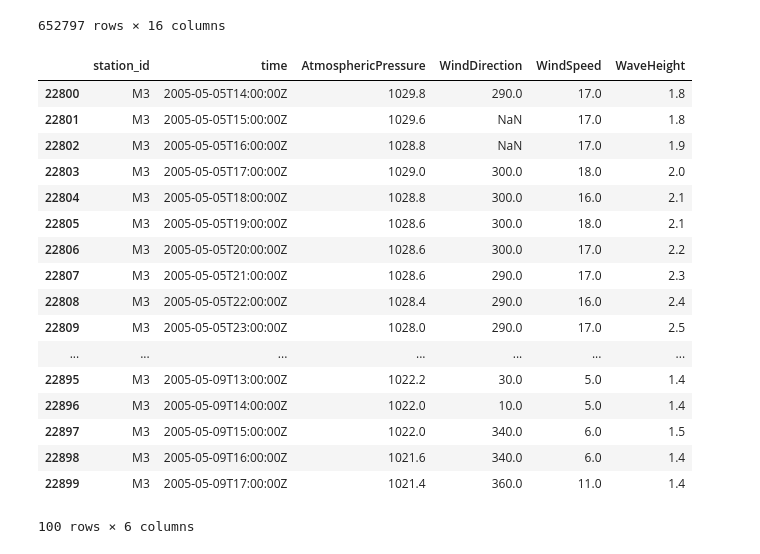
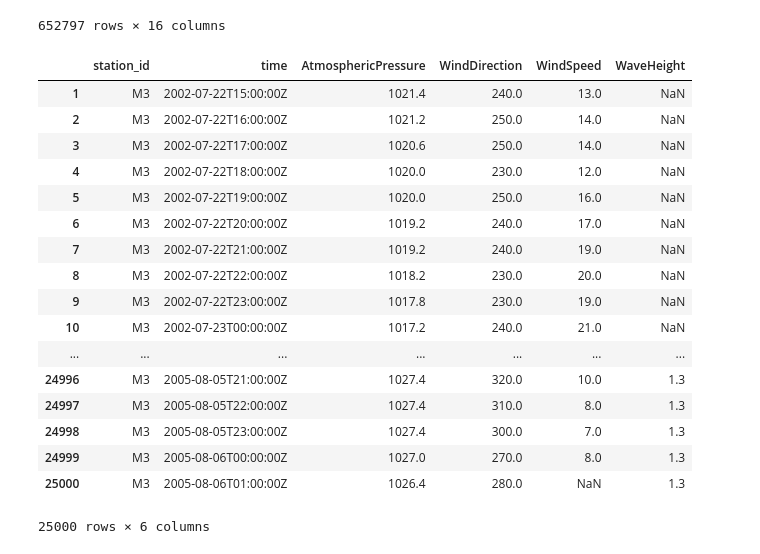
Before and after one commit to brensw/Programming-Project-2018, a Jupyter notebook: Project Notebook.ipynb, the cells around one changed output. Cells and saved outputs as stored; diff of their text form; code cells hidden in the pictures.

```diff
--- a/Project Notebook.ipynb
+++ b/Project Notebook.ipynb
@@ -31,26 +32,25 @@ M3df= df.loc['M3',[ 'time','AtmosphericPressure' ,'WindDirection', 'WindSpeed',
 M3df.to_csv('datasets/m3data.csv')
 # %%
 f = pd.read_csv('datasets/M3data.csv',low_memory= False)
-f.loc[22800:22899,:]
-M3_100= f.loc[22800:22899,:]
+
 M3_100.to_csv('datasets/m3_100data.csv')
 M3_100
 # %% [output]
 |  | station_id | time | AtmosphericPressure | WindDirection | WindSpeed | WaveHeight |
-| 22800 | M3 | 2005-05-05T14:00:00Z | 1029.8 | 290.0 | 17.0 | 1.8 |
-| 22801 | M3 | 2005-05-05T15:00:00Z | 1029.6 | NaN | 17.0 | 1.8 |
-| 22802 | M3 | 2005-05-05T16:00:00Z | 1028.8 | NaN | 17.0 | 1.9 |
-| 22803 | M3 | 2005-05-05T17:00:00Z | 1029.0 | 300.0 | 18.0 | 2.0 |
-| 22804 | M3 | 2005-05-05T18:00:00Z | 1028.8 | 300.0 | 16.0 | 2.1 |
-| 22805 | M3 | 2005-05-05T19:00:00Z | 1028.6 | 300.0 | 18.0 | 2.1 |
-| 22806 | M3 | 2005-05-05T20:00:00Z | 1028.6 | 300.0 | 17.0 | 2.2 |
-| 22807 | M3 | 2005-05-05T21:00:00Z | 1028.6 | 290.0 | 17.0 | 2.3 |
-| 22808 | M3 | 2005-05-05T22:00:00Z | 1028.4 | 290.0 | 16.0 | 2.4 |
-| 22809 | M3 | 2005-05-05T23:00:00Z | 1028.0 | 290.0 | 17.0 | 2.5 |
+| 1 | M3 | 2002-07-22T15:00:00Z | 1021.4 | 240.0 | 13.0 | NaN |
+| 2 | M3 | 2002-07-22T16:00:00Z | 1021.2 | 250.0 | 14.0 | NaN |
+| 3 | M3 | 2002-07-22T17:00:00Z | 1020.6 | 250.0 | 14.0 | NaN |
+| 4 | M3 | 2002-07-22T18:00:00Z | 1020.0 | 230.0 | 12.0 | NaN |
+| 5 | M3 | 2002-07-22T19:00:00Z | 1020.0 | 250.0 | 16.0 | NaN |
+| 6 | M3 | 2002-07-22T20:00:00Z | 1019.2 | 240.0 | 17.0 | NaN |
+| 7 | M3 | 2002-07-22T21:00:00Z | 1019.2 | 240.0 | 19.0 | NaN |
+| 8 | M3 | 2002-07-22T22:00:00Z | 1018.2 | 230.0 | 20.0 | NaN |
+| 9 | M3 | 2002-07-22T23:00:00Z | 1017.8 | 230.0 | 19.0 | NaN |
+| 10 | M3 | 2002-07-23T00:00:00Z | 1017.2 | 240.0 | 21.0 | NaN |
 | ... | ... | ... | ... | ... | ... | ... |
-| 22895 | M3 | 2005-05-09T13:00:00Z | 1022.2 | 30.0 | 5.0 | 1.4 |
-| 22896 | M3 | 2005-05-09T14:00:00Z | 1022.0 | 10.0 | 5.0 | 1.4 |
-| 22897 | M3 | 2005-05-09T15:00:00Z | 1022.0 | 340.0 | 6.0 | 1.5 |
-| 22898 | M3 | 2005-05-09T16:00:00Z | 1021.6 | 340.0 | 6.0 | 1.4 |
-| 22899 | M3 | 2005-05-09T17:00:00Z | 1021.4 | 360.0 | 11.0 | 1.4 |
+| 24996 | M3 | 2005-08-05T21:00:00Z | 1027.4 | 320.0 | 10.0 | 1.3 |
+| 24997 | M3 | 2005-08-05T22:00:00Z | 1027.4 | 310.0 | 8.0 | 1.3 |
+| 24998 | M3 | 2005-08-05T23:00:00Z | 1027.4 | 300.0 | 7.0 | 1.3 |
+| 24999 | M3 | 2005-08-06T00:00:00Z | 1027.0 | 270.0 | 8.0 | 1.3 |
+| 25000 | M3 | 2005-08-06T01:00:00Z | 1026.4 | 280.0 | NaN | 1.3 |
-100 rows × 6 columns
+25000 rows × 6 columns
```
Also changed, not shown: parts of 8 cells of this notebook, 2 other files.
